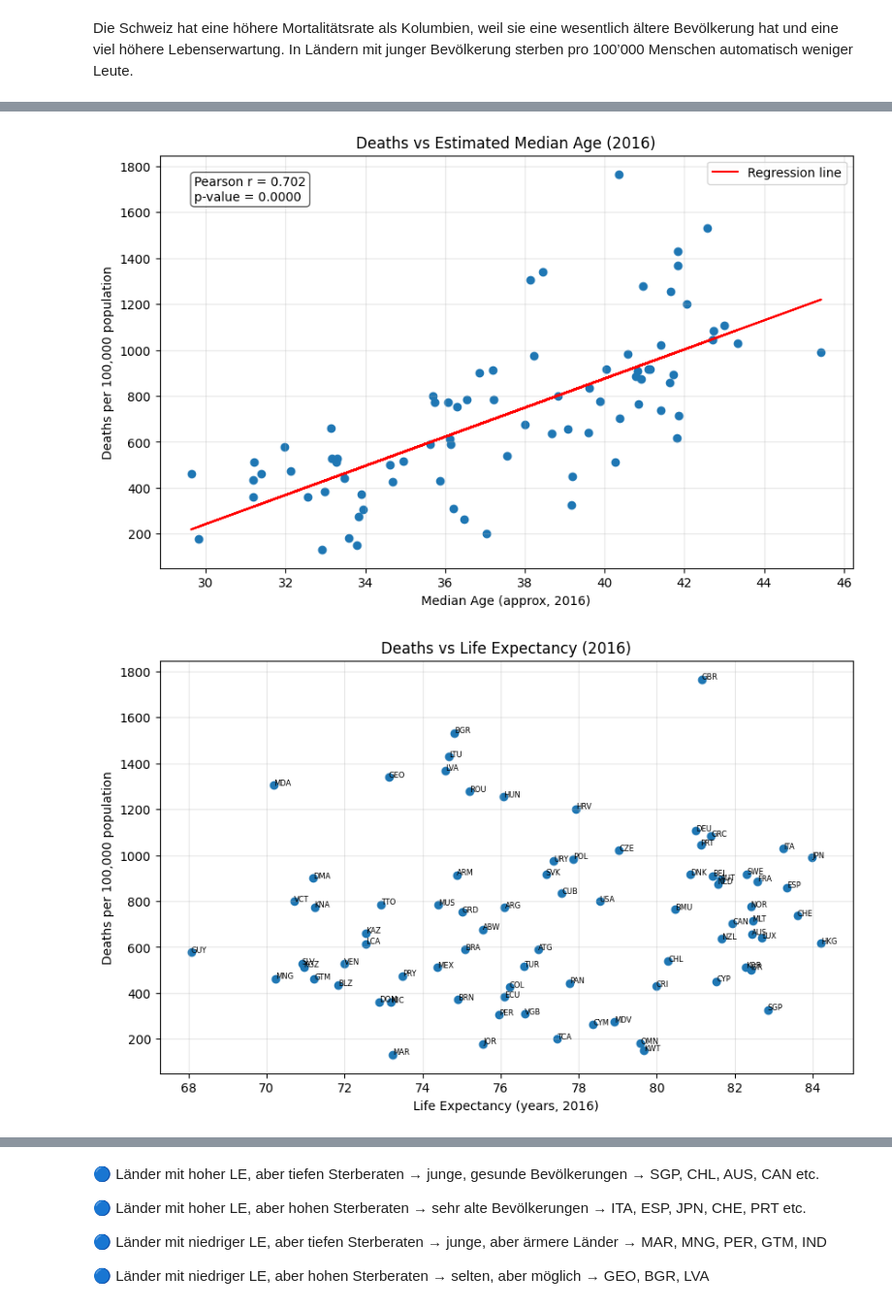
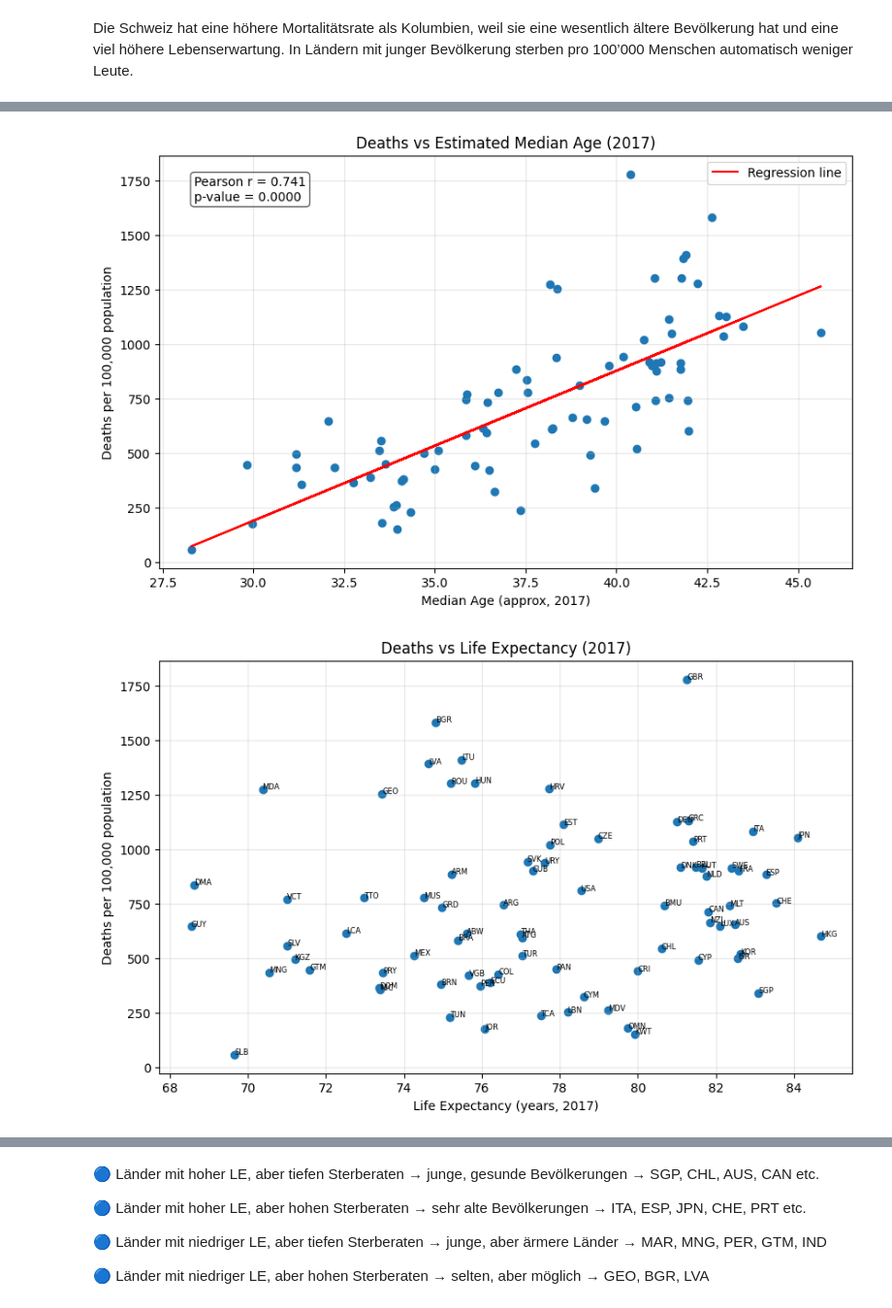
Before and after one commit to ihringerlinus/WHO_Mortality_Database, a Jupyter notebook: Übersicht.ipynb, the cells around one changed output, grey strips where cells are left out. Shown at 97% size. Cells and saved outputs as stored; diff of their text form; code cells hidden in the pictures.

```diff
--- a/Übersicht.ipynb
+++ b/Übersicht.ipynb
@@ -43,14 +111,13 @@ Name: count, dtype: int64
 # %%
 # 3. Nur Zeilen mit gültiger Cause behalten
-df_2016 = df_2016[df_2016['Cause'].notna() & (df_2016['Cause'] != '')]
+df_2017 = df_2017[df_2017['Cause'].notna() & (df_2017['Cause'] != '')]
 
 # 4. Doppelte Einträge entfernen
 unique_cols = ['Country', 'Sex', 'Cause', 'Year']
-df_2016_unique = df_2016.drop_duplicates(subset=unique_cols)
-
+df_2017_unique = df_2017.drop_duplicates(subset=unique_cols)
 # 3. Summieren
 result = (
-    df_2016_unique
+    df_2017_unique
     .groupby('Country')['Deaths at all ages']
     .sum()
     .sort_values(ascending=False)
@@ -304,16 +508,16 @@ age_65_raw = pd.read_csv("Data_Files\API_SP.POP.65UP.TO.ZS_DS2_en_csv_v2_8582.cs
 
 
 # 2016 Daten extrahieren
-age_0_14 = age_0_14_raw[["Country Code", "2016"]].rename(
-    columns={"Country Code": "ISO3", "2016": "pct_0_14"}
+age_0_14 = age_0_14_raw[["Country Code", "2017"]].rename(
+    columns={"Country Code": "ISO3", "2017": "pct_0_14"}
 )
 
-age_15_64 = age_15_64_raw[["Country Code", "2016"]].rename(
-    columns={"Country Code": "ISO3", "2016": "pct_15_64"}
+age_15_64 = age_15_64_raw[["Country Code", "2017"]].rename(
+    columns={"Country Code": "ISO3", "2017": "pct_15_64"}
 )
 
-age_65 = age_65_raw[["Country Code", "2016"]].rename(
-    columns={"Country Code": "ISO3", "2016": "pct_65plus"}
+age_65 = age_65_raw[["Country Code", "2017"]].rename(
+    columns={"Country Code": "ISO3", "2017": "pct_65plus"}
 )
 
 # Merge Altersdaten
@@ -335,9 +539,9 @@ plt.figure(figsize=(10,6))
 
 plt.scatter(scatter_data["median_age_proxy"], scatter_data["Deaths_per_100k"])
 
-plt.xlabel("Median Age (approx, 2016)")
+plt.xlabel("Median Age (approx, 2017)")
 plt.ylabel("Deaths per 100,000 population")
-plt.title("Deaths vs Estimated Median Age (2016)")
+plt.title("Deaths vs Estimated Median Age (2017)")
 
 plt.grid(alpha=0.3)
 
@@ -382,9 +586,9 @@ plt.scatter(x, y)
 plt.plot(x, reg_line, color="red", label="Regression line")
 
 # Labels
-plt.xlabel("Median Age (approx, 2016)")
+plt.xlabel("Median Age (approx, 2017)")
 plt.ylabel("Deaths per 100,000 population")
-plt.title("Deaths vs Estimated Median Age (2016)")
+plt.title("Deaths vs Estimated Median Age (2017)")
 
 # Korrelationsinfo ins Plot schreiben
 plt.text(
@@ -400,7 +604,7 @@ plt.grid(alpha=0.3)
 plt.legend()
 plt.show()
 # %% [output]
-[figure, old version]
+[figure, new version]
 # %%
 ### Life expectancy vs Deaths per 100k scatter plot
 # -----------------------------
@@ -414,46 +618,46 @@ life_raw = pd.read_csv(
 )
 
 # ---------------------------------------
-# 2. Nur ISO3 + Jahr 2016 extrahieren
+# 2. Nur ISO3 + Jahr 2017 extrahieren
 # ---------------------------------------
-life_2016 = life_raw[["Country Code", "2016"]].rename(
-    columns={"Country Code": "ISO3", "2016": "LifeExpectancy"}
+life_2017 = life_raw[["Country Code", "2017"]].rename(
+    columns={"Country Code": "ISO3", "2017": "LifeExpectancy"}
 )
 
 # ---------------------------------------
 # 3. Merge mit deinen Mortalitätsdaten
 # ---------------------------------------
-scatter_life = mortality_per_country.merge(life_2016, on="ISO3", how="inner")
+scatter_life = mortality_per_country.merge(life_2017, on="ISO3", how="inner")
 
 # Falls NaN-Werte drin sind -> rauswerfen
 scatter_life = scatter_life.dropna(subset=["LifeExpectancy"])
 
 # ---------------------------------------
 # 4. Scatterplot
 # ---------------------------------------
 plt.figure(figsize=(10, 6))
 plt.scatter(scatter_life["LifeExpectancy"], scatter_life["Deaths_per_100k"])
 
-plt.xlabel("Life Expectancy (years, 2016)")
+plt.xlabel("Life Expectancy (years, 2017)")
 plt.ylabel("Deaths per 100,000 population")
-plt.title("Deaths vs Life Expectancy (2016)")
+plt.title("Deaths vs Life Expectancy (2017)")
 
 plt.grid(alpha=0.3)
 
 # ---------------------------------------
 # 5. Länderlabels anzeigen (optional)
 # ---------------------------------------
 for i, row in scatter_life.iterrows():
     plt.text(
         row["LifeExpectancy"],
         row["Deaths_per_100k"],
         row["ISO3"],
         fontsize=6
     )
 
 plt.show()
 # %% [output]
-[figure, old version]
+[figure, new version]
 # %%
 ### Berechnen des Korrelationskoeffizienten
 
```
Also changed, not shown: parts of 15 cells of this notebook.
